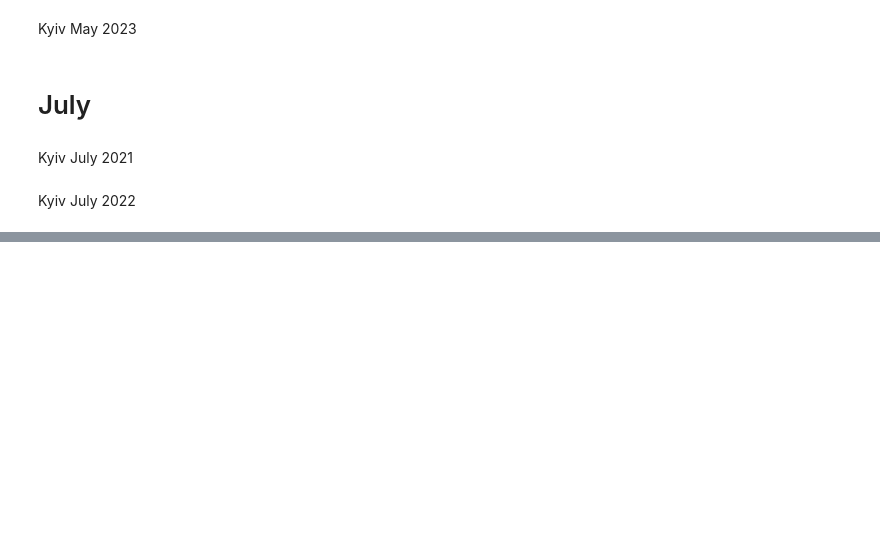
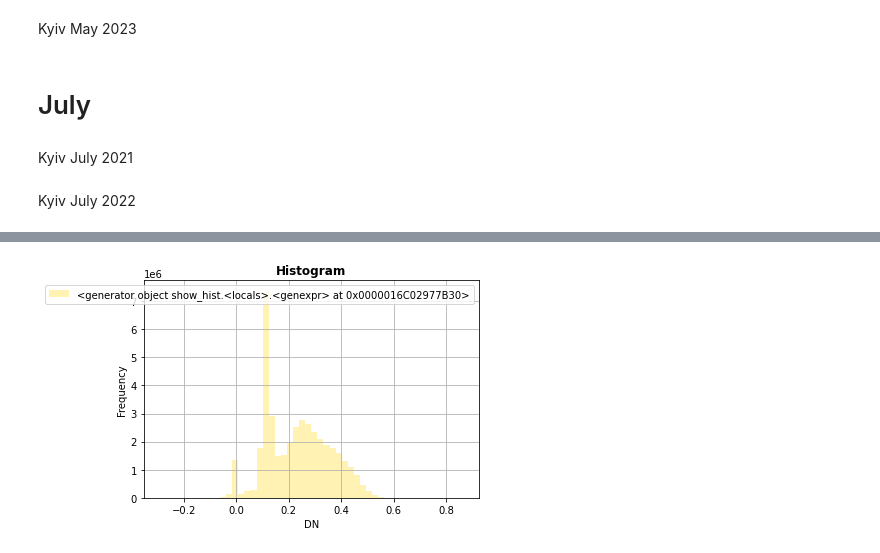
Before and after one commit to HerrErickson/GTECH731, a Jupyter notebook: Final_Project_GE.ipynb, the cells around one changed output, grey strips where cells are left out. Cells and saved outputs as stored; diff of their text form; code cells hidden in the pictures; blank space fills up the shorter version.

```diff
--- a/Final_Project_GE.ipynb
+++ b/Final_Project_GE.ipynb
@@ -237,0 +214,5 @@ Regionlist
+# %%
+#Remove hashtag and place ndvi Variable from table into function
+histo(Kyivm22_ndvi)
+# %% [output]
+[figure, added]
```
Also changed, not shown: parts of 27 cells of this notebook.
